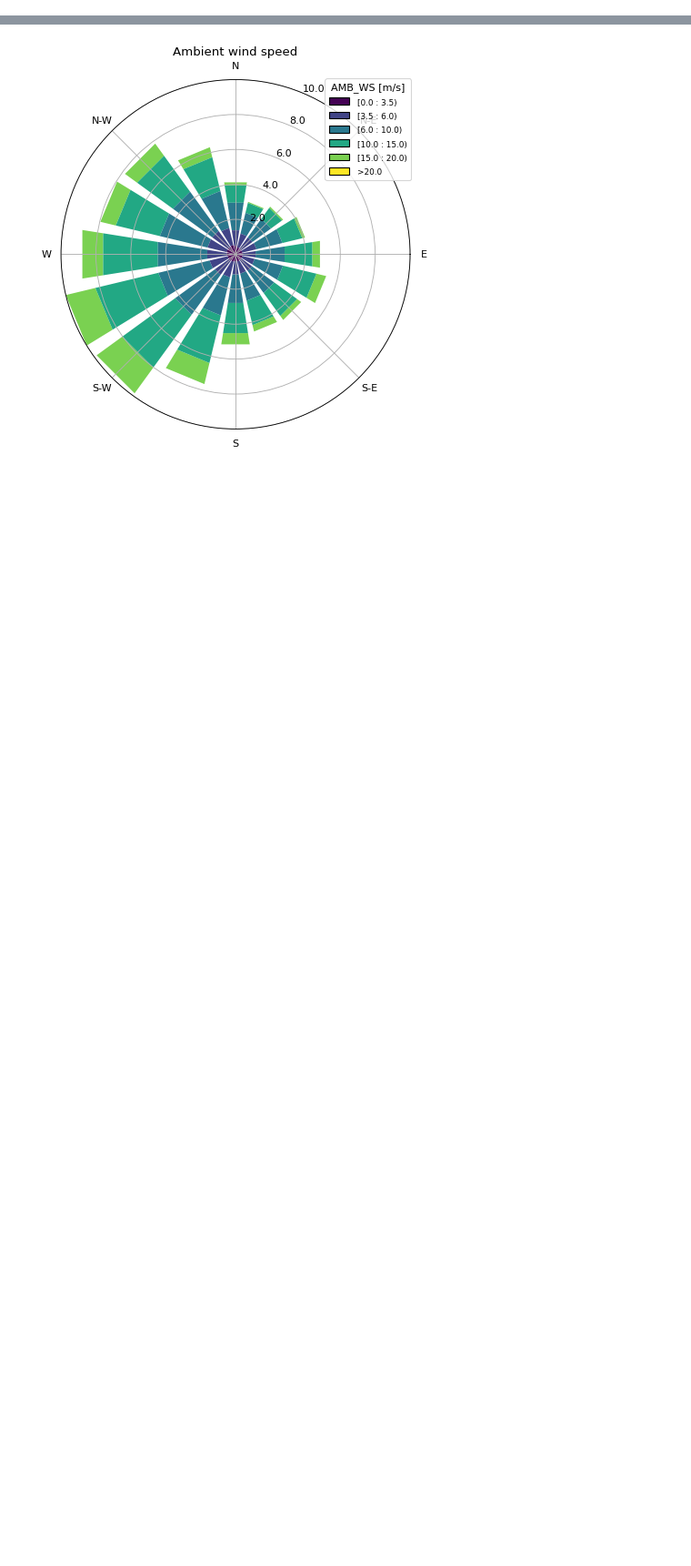
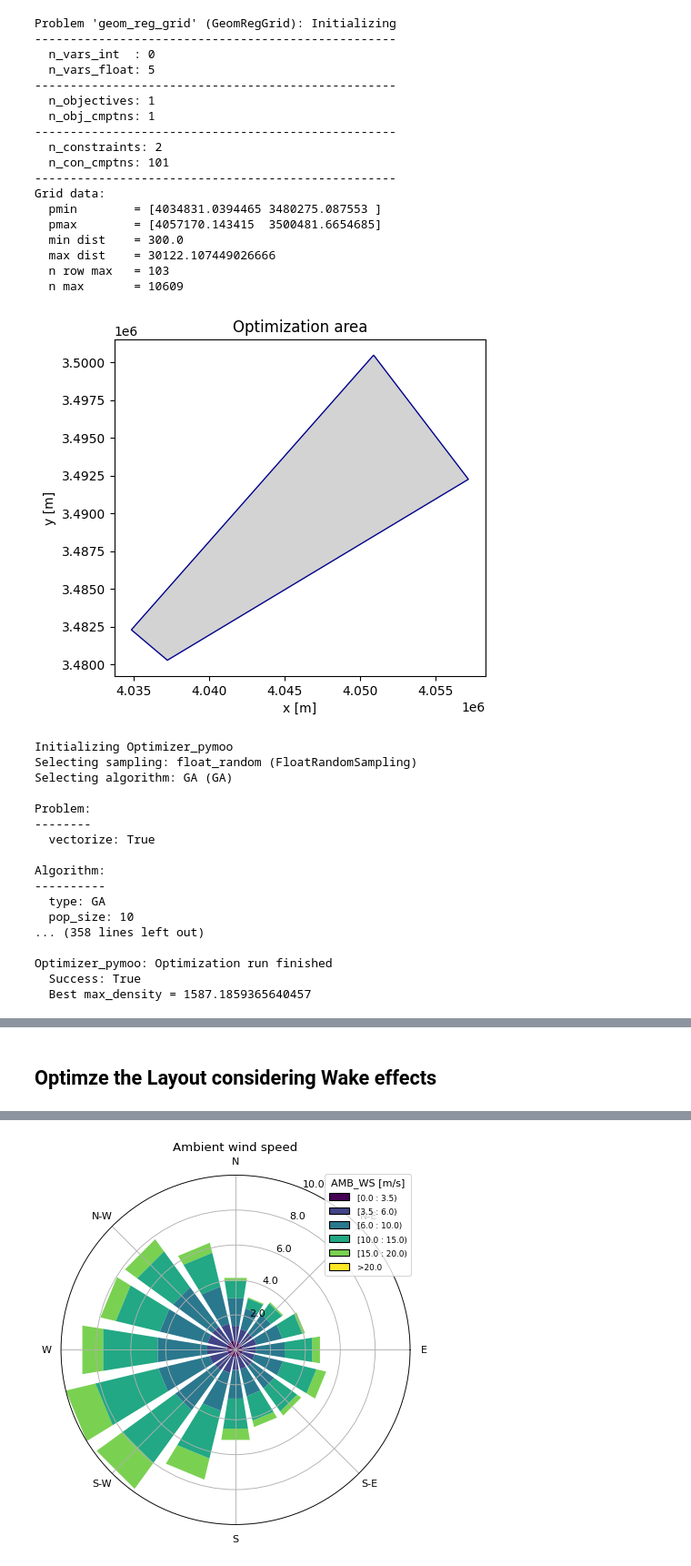
Before and after one commit to boujuan/StudentProject-Yield-Predictions-Offshore, a Jupyter notebook: test.ipynb, the cells around one changed output, grey strips where cells are left out. Shown: that part at 91% size. Cells and saved outputs as stored; diff of their text form; code cells hidden in the pictures; blank space fills up the shorter version.

```diff
--- a/test.ipynb
+++ b/test.ipynb
@@ -34,0 +61,65 @@ from foxes.opt.objectives import MaxFarmPower
+# %%
+# Set Boundary
+site_shp = gpd.read_file('data/shapefiles/FEP2024_PreDraft/site.shp')
+row = site_shp['name_fep']
+# print(type(site_shp[site_shp['name_fep']=='N-9.1']))
+# print((site_shp[site_shp['name_fep']=='N-9.1']).shape)
+GEO_DF = pd.concat([site_shp[row=='N-9.1'] , site_shp[row=='N-9.2'] , site_shp[row=='N-9.3']], ignore_index=True)
+#print(GEO_DF.get_coordinates())
+
+boundary = foxes.utils.geom2d.ClosedPolygon(
+        np.array(site_shp[row=='N-9.1'].get_coordinates())
+    )
+# %%
+# generate a geometric Layout
+from NoWake_Layout import NoWake_Layout
+
+D=100   # we should set this as dependent of the Turb_type
+n=100 #
+pop_size = 10
+n_gen = 20
+
+# ?? how do I get the Machine to stop, when it should be done
+NoWake_Layout(boundary,n,D,pop_size,n_gen)
+# boundary: the geometric Layout in wich to place the turbines , Foxes - class object
+# n :       number of Turbines , int
+# D :       Rotor Diameter , int
+# pop_size: size of Popolation, int
+# n_gen:    numer of generations, int
+# %% [output]
+Problem 'geom_reg_grid' (GeomRegGrid): Initializing
+---------------------------------------------------
+  n_vars_int  : 0
+  n_vars_float: 5
+---------------------------------------------------
+  n_objectives: 1
+  n_obj_cmptns: 1
+---------------------------------------------------
+  n_constraints: 2
+  n_con_cmptns: 101
+---------------------------------------------------
+Grid data:
+  pmin        = [4034831.0394465 3480275.087553 ]
+  pmax        = [4057170.143415  3500481.6654685]
+  min dist    = 300.0
+  max dist    = 30122.107449026666
+  n row max   = 103
+  n max       = 10609
+[figure, added]
+Initializing Optimizer_pymoo
+Selecting sampling: float_random (FloatRandomSampling)
+Selecting algorithm: GA (GA)
+
+Problem:
+--------
+  vectorize: True
+
+Algorithm:
+----------
+  type: GA
+  pop_size: 10
+... (358 lines left out)
+
+Optimizer_pymoo: Optimization run finished
+  Success: True
+  Best max_density = 1587.1859365640457
@@ -35 +144,3 @@ from foxes.opt.objectives import MaxFarmPower
+# %% [markdown]
+## Optimze the Layout considering Wake effects
 # %%
```
Also changed, not shown: parts of 8 cells of this notebook, 3 other files.
